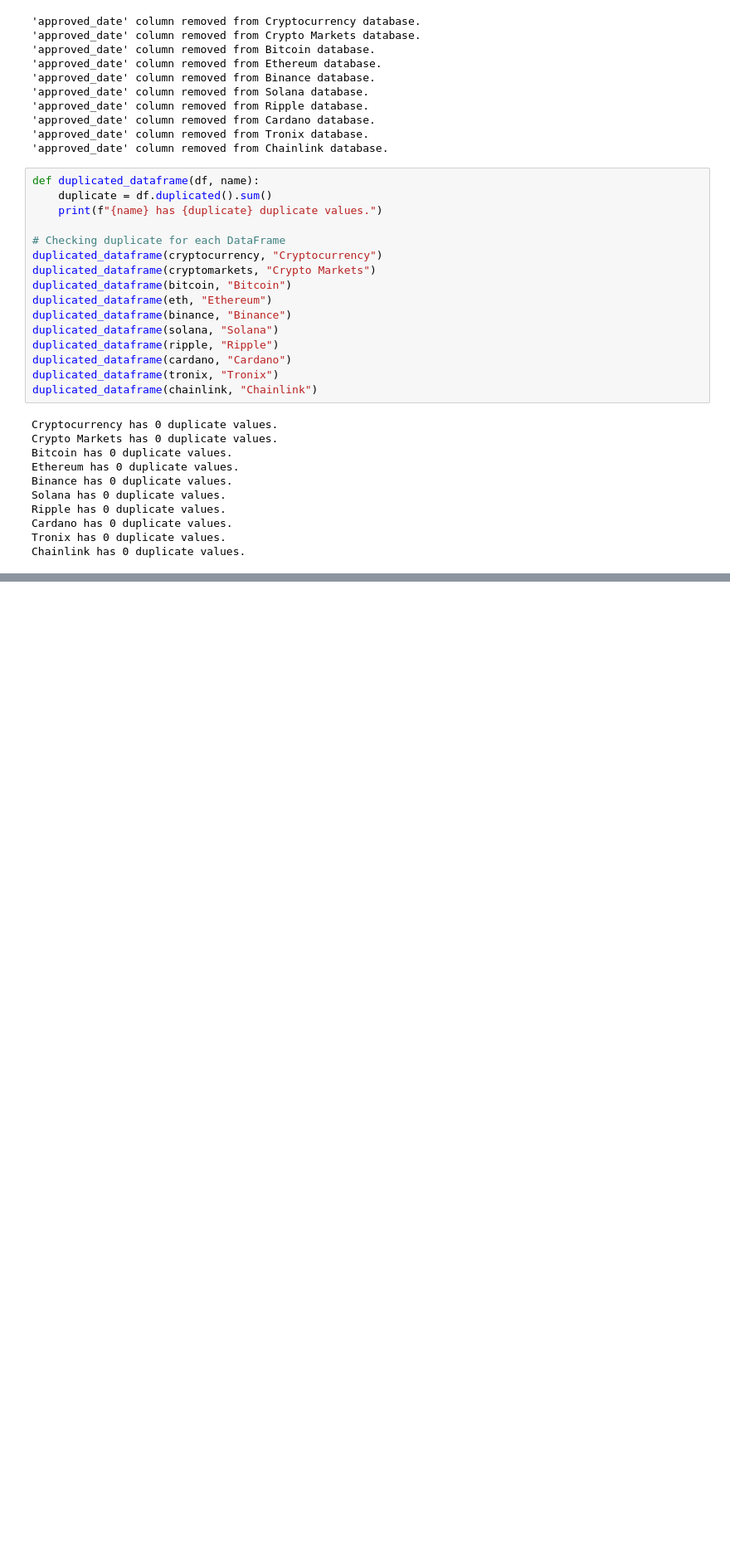
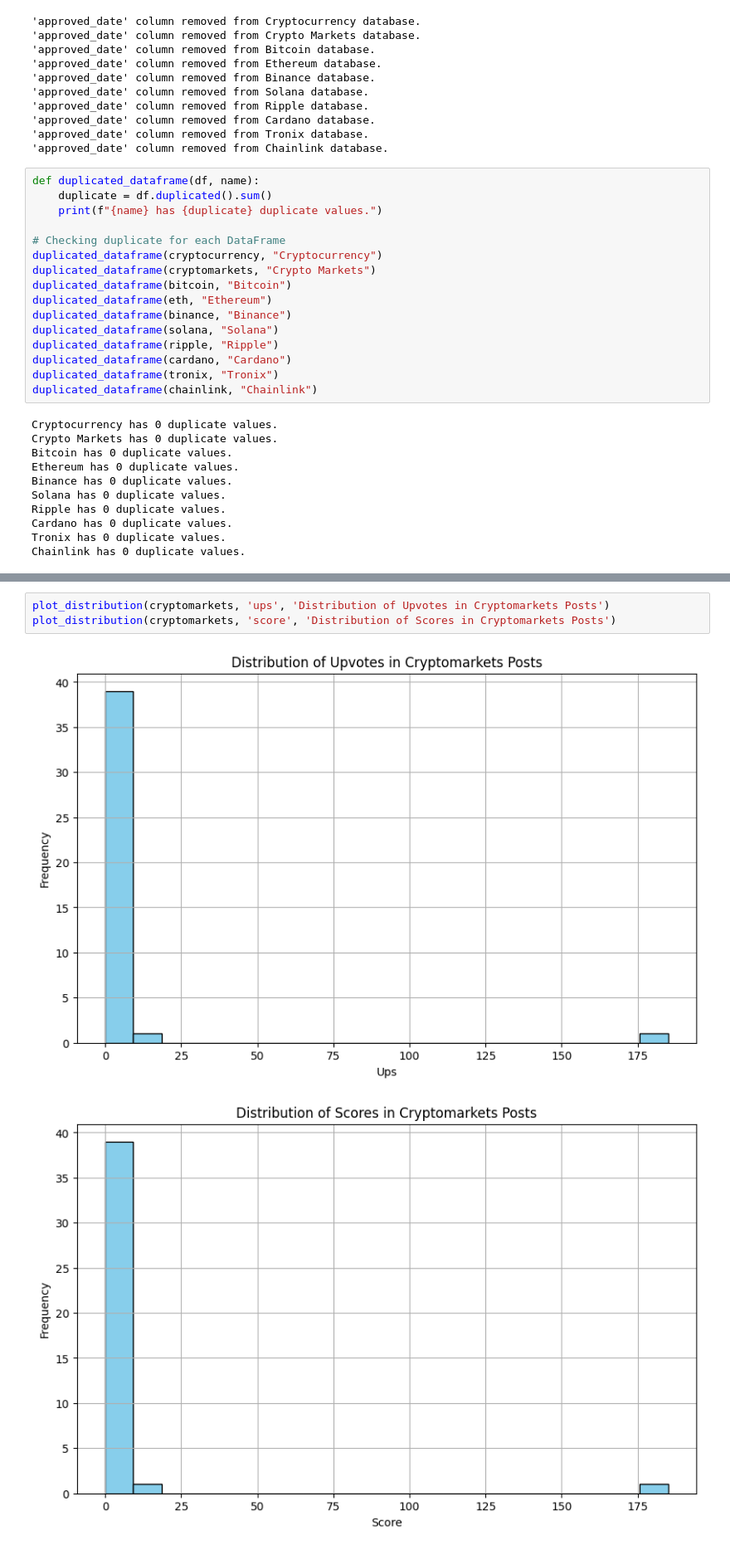
Before and after one commit to Ashahbazi90/ADS_509_Group5, a Jupyter notebook: text.ipynb, the cells around one changed output, grey strips where cells are left out. Shown at 83% size. Drawn from its saved outputs; the diff is of its cells as text; blank space fills up the shorter version.

```diff
--- a/text.ipynb
+++ b/text.ipynb
@@ -226,0 +271,6 @@ binance.duplicated().sum()
+# %%
+plot_distribution(cryptomarkets, 'ups', 'Distribution of Upvotes in Cryptomarkets Posts')
+plot_distribution(cryptomarkets, 'score', 'Distribution of Scores in Cryptomarkets Posts')
+# %% [output]
+[figure, added]
+[figure, added]
```
Also changed, not shown: parts of 23 cells of this notebook.
